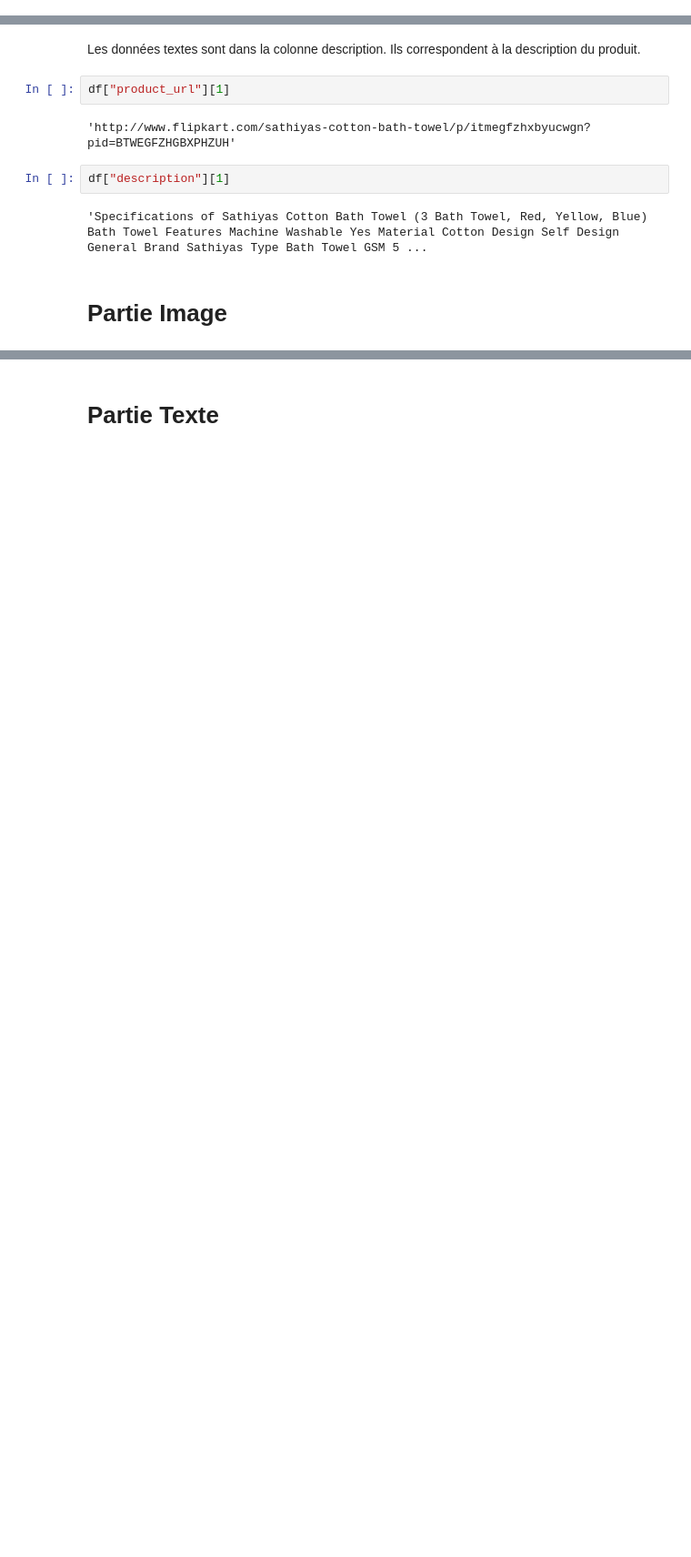
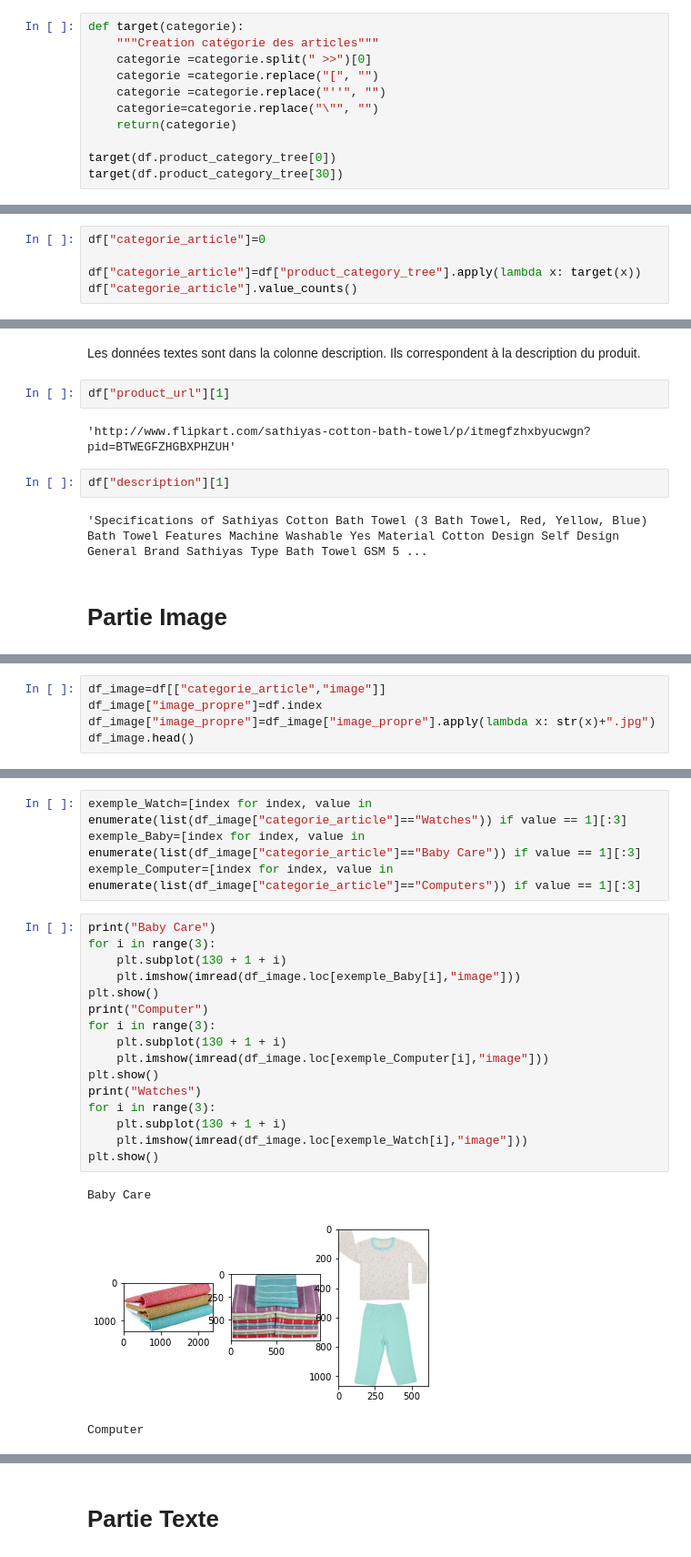
Before and after one commit to 0SJ0/Marketplace, a Jupyter notebook: P6_Notebook.ipynb, the cells around one changed output, grey strips where cells are left out. Shown at 91% size. Cells and saved outputs as stored; diff of their text form; blank space fills up the shorter version.

```diff
--- a/P6_Notebook.ipynb
+++ b/P6_Notebook.ipynb
@@ -111,0 +151,11 @@ print(df.shape)
+# %%
+def target(categorie):
+    """Creation catégorie des articles"""
+    categorie =categorie.split(" >>")[0]
+    categorie =categorie.replace("[", "")
+    categorie =categorie.replace("''", "")
+    categorie=categorie.replace("\"", "")
+    return(categorie)
+
+target(df.product_category_tree[0])
+target(df.product_category_tree[30])
@@ -111,0 +164,5 @@ print(df.shape)
+# %%
+df["categorie_article"]=0
+
+df["categorie_article"]=df["product_category_tree"].apply(lambda x: target(x))
+df["categorie_article"].value_counts()
@@ -129,0 +204,5 @@ df["description"][1]
+# %%
+df_image=df[["categorie_article","image"]]
+df_image["image_propre"]=df.index
+df_image["image_propre"]=df_image["image_propre"].apply(lambda x: str(x)+".jpg")
+df_image.head()
@@ -129,0 +226,24 @@ df["description"][1]
+# %%
+exemple_Watch=[index for index, value in enumerate(list(df_image["categorie_article"]=="Watches")) if value == 1][:3]
+exemple_Baby=[index for index, value in enumerate(list(df_image["categorie_article"]=="Baby Care")) if value == 1][:3]
+exemple_Computer=[index for index, value in enumerate(list(df_image["categorie_article"]=="Computers")) if value == 1][:3]
+# %%
+print("Baby Care")
+for i in range(3):
+    plt.subplot(130 + 1 + i)
+    plt.imshow(imread(df_image.loc[exemple_Baby[i],"image"]))
+plt.show()
+print("Computer")
+for i in range(3):
+    plt.subplot(130 + 1 + i)
+    plt.imshow(imread(df_image.loc[exemple_Computer[i],"image"]))
+plt.show()
+print("Watches")
+for i in range(3):
+    plt.subplot(130 + 1 + i)
+    plt.imshow(imread(df_image.loc[exemple_Watch[i],"image"]))
+plt.show()
+# %% [output]
+Baby Care
+[figure, added]
+Computer
```
Also changed, not shown: parts of 39 cells of this notebook.
